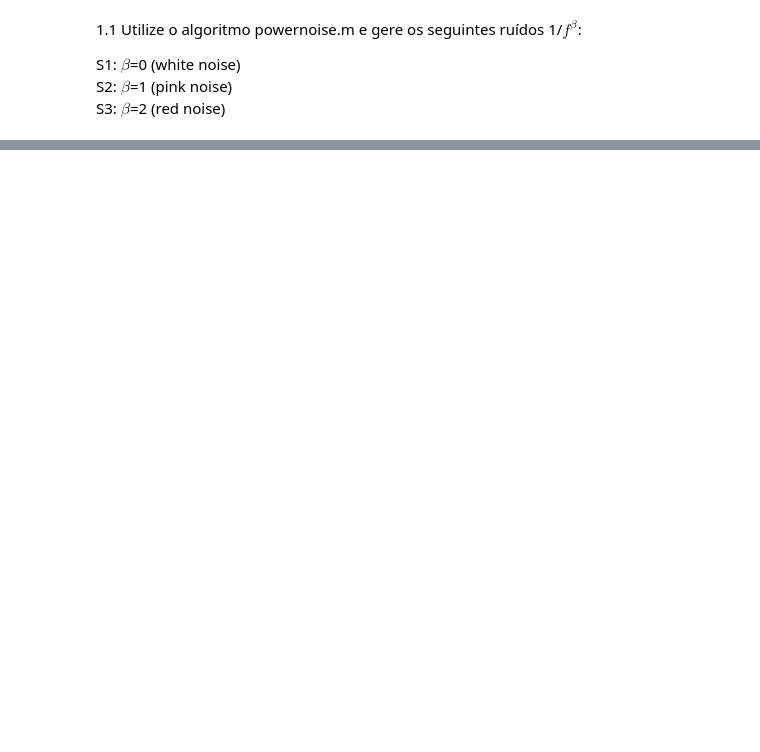
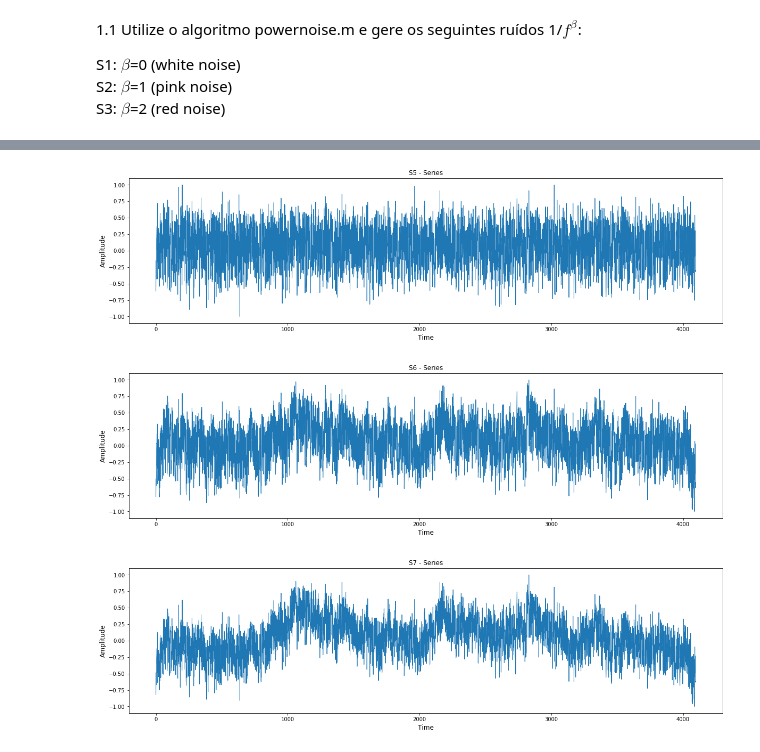
Before and after one commit to helvecioneto/INPE, a Jupyter notebook: Matematica_Computacional_I/Dr_Reinaldo/Lista_Exercicio/Jupyter/Lista_Exercicio_Helvecio_Neto.ipynb, the cells around one changed output, grey strips where cells are left out. Drawn from its saved outputs; the diff is of its cells as text; code cells hidden in the pictures; blank space fills up the shorter version.

```diff
--- a/Matematica_Computacional_I/Dr_Reinaldo/Lista_Exercicio/Jupyter/Lista_Exercicio_Helvecio_Neto.ipynb
+++ b/Matematica_Computacional_I/Dr_Reinaldo/Lista_Exercicio/Jupyter/Lista_Exercicio_Helvecio_Neto.ipynb
@@ -114,0 +64,25 @@ array([0.001     , 0.003996  , 0.01592013, ..., 0.98312327, 0.06636762,
+# %%
+s1 = np.asanyarray(s1)
+s2 = np.asanyarray(s2)
+s3 = np.asanyarray(s3)
+s4 = np.asanyarray(s4)
+
+s5 = s1 + s4
+s6 = s2 + s4
+s7 = s3 + s5
+# %%
+def normalize(series):
+    return ((series - min(series)) / (max(series) - min(series)) - 0.5) * 2
+# %%
+# Normalizada
+s5 = normalize(s5)
+s6 = normalize(s6)
+s7 = normalize(s7)
+# %%
+plotSeries(s5,"S5 - Series","s5_series")
+plotSeries(s6,"S6 - Series","s6_series")
+plotSeries(s7,"S7 - Series","s7_series")
+# %% [output]
+[figure, added]
+[figure, added]
+[figure, added]
```
Also changed, not shown: parts of 35 cells of this notebook, 37 other files.
